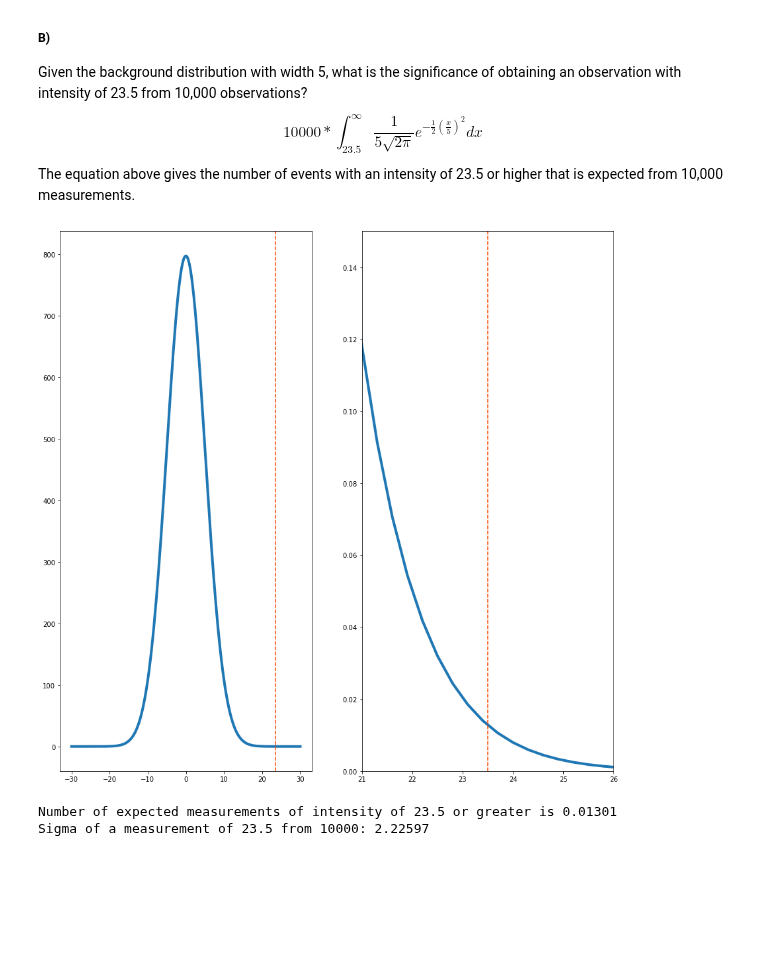
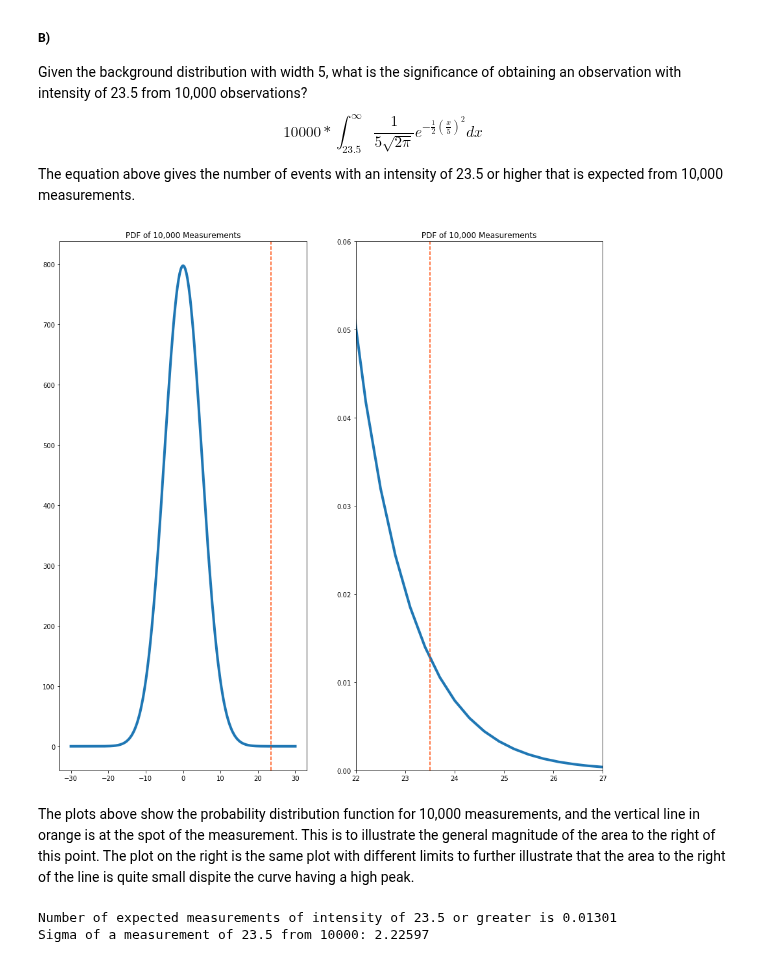
Before and after one commit to jeff-abe/PHYS434, a Jupyter notebook: Lab2.ipynb, the cells around one changed output. Saved outputs shown, nothing was run; the diff lists cells and outputs as text; code cells hidden in the pictures; blank space fills up the shorter version.

```diff
--- a/Lab2.ipynb
+++ b/Lab2.ipynb
@@ -205,16 +205,20 @@ The equation above gives the number of events with an intensity of 23.5 or highe
 # %%
 x1 = np.linspace(-30,30,201)
 p1 = stats.norm.pdf(x1,scale = 5)*10000
 fig, (ax1,ax2) = plt.subplots(1,2)
 ax1.plot(x1,p1,linewidth = 4)
 ax1.axvline(23.5, c = 'orangered', linestyle = '--')
 ax2.plot(x1,p1,linewidth = 4)
 ax2.axvline(23.5, c = 'orangered', linestyle = '--')
-ax2.set_xlim([21,26])
-ax2.set_ylim([0,0.15])
+ax2.set_xlim([22,27])
+ax2.set_ylim([0,0.06])
+ax1.title.set_text('PDF of 10,000 Measurements')
+ax2.title.set_text('PDF of 10,000 Measurements')
 plt.show()
 # %% [output]
-[figure, old version]
+[figure, new version]
+# %% [markdown]
+The plots above show the probability distribution function for 10,000 measurements, and the vertical line in orange is at the spot of the measurement. This is to illustrate the general magnitude of the area to the right of this point. The plot on the right is the same plot with different limits to further illustrate that the area to the right of the line is quite small dispite the curve having a high peak.
 # %%
 prob10 = 10000*(1-prob)
 sigma10 = stats.norm.ppf(1-prob10)
```
Also changed, not shown: parts of 2 cells of this notebook.
